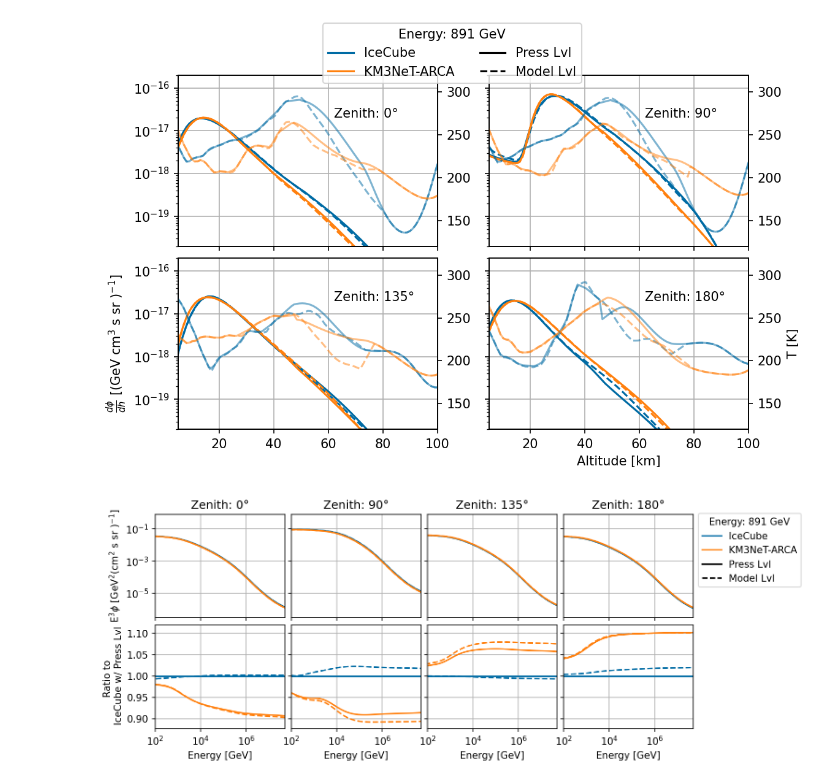
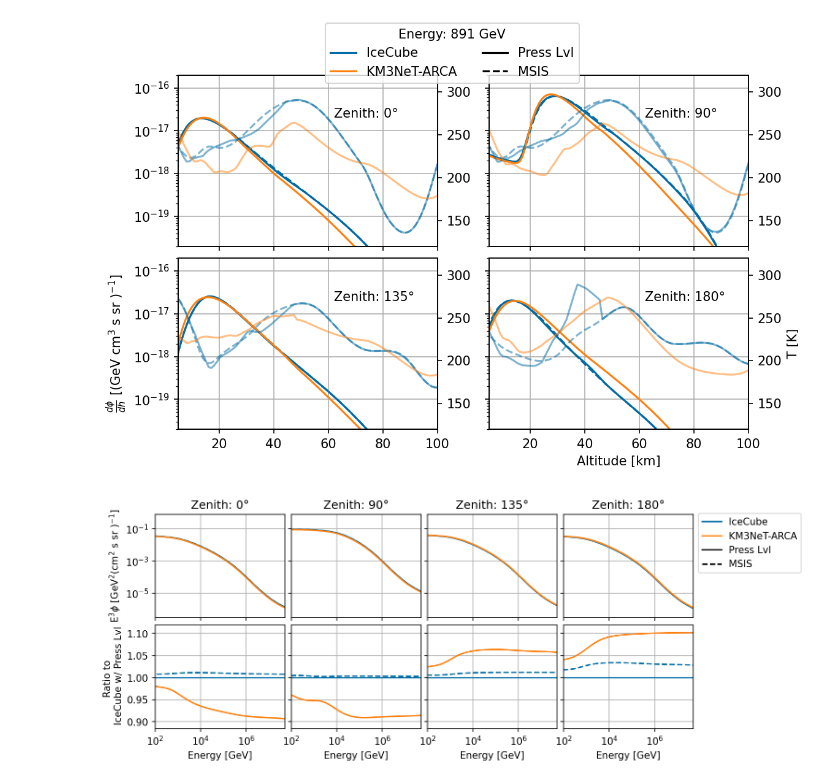
Before and after one commit to mceq-project/MCEq, a Jupyter notebook: examples/ERA5_density_spline.ipynb, the cells around one changed output. Drawn from its saved outputs; the diff is of its cells as text; code cells hidden in the pictures.

```diff
--- a/examples/ERA5_density_spline.ipynb
+++ b/examples/ERA5_density_spline.ipynb
@@ -41,6 +44,10 @@ p_lvl_mceq = MCEqRun(interaction_model="SIBYLL23C",
                      primary_model=(crf.HillasGaisser2012, 'H4a'),
                      density_model = p_lvl_setup,
                      theta_deg=0)
+msis_mceq = MCEqRun(interaction_model="SIBYLL23C",
+                    primary_model=(crf.HillasGaisser2012, 'H4a'),
+                    density_model = msis_setup,
+                    theta_deg=0)
 if eccodes_dir is not None:
     model_lvl_mceq = MCEqRun(interaction_model="SIBYLL23C",
                             primary_model=(crf.HillasGaisser2012, 'H4a'),
@@ -69,29 +70,32 @@ mceqs = {}
 if eccodes_dir is not None:
     mceqs["Model Lvl"] = model_lvl_mceq
 mceqs["Press Lvl"] = p_lvl_mceq
+mceqs["MSIS"] = msis_mceq
 prod_yield = {}
 X_depth = {}
 temp = {}
 for det, pos in detector_locations.items():
-    prod_yield[det, "Press Lvl"] = np.zeros((len(p_lvl_mceq.e_grid), len(zeniths), len(azimuths), len(heights)))
-    prod_yield[det, "Model Lvl"] = np.zeros((len(model_lvl_mceq.e_grid), len(zeniths), len(azimuths), len(heights)))
-    X_depth[det, "Press Lvl"] = np.zeros((len(zeniths), len(azimuths), len(heights)))
-    X_depth[det, "Model Lvl"] = np.zeros((len(zeniths), len(azimuths), len(heights)))
-    temp[det, "Press Lvl"] = np.zeros((len(zeniths), len(azimuths), len(heights)))
-    temp[det, "Model Lvl"] = np.zeros((len(zeniths), len(azimuths), len(heights)))
+    for label in mceqs.keys():
+        prod_yield[det, label] = np.zeros((len(p_lvl_mceq.e_grid), len(zeniths), len(azimuths), len(heights)))
+        X_depth[det, label] = np.zeros((len(zeniths), len(azimuths), len(heights)))
+        temp[det, label] = np.zeros((len(zeniths), len(azimuths), len(heights)))
 for det, pos in detector_locations.items():
     for label, mceq in mceqs.items():
-        mceq.density_model.set_observer_location(pos)
+        if label in ["Press Lvl", "Model Lvl"]:
+            mceq.density_model.set_observer_location(pos)
         for j, z in enumerate(zeniths):
             for k, az in enumerate(azimuths):
+                if label in ["Press Lvl", "Model Lvl"]:
                     mceq.density_model.set_theta(z, azimuth_deg=az)
-                    mceq._calculate_integration_path(None, "X", force=True)
-                    X_depth[det, label][j, k] = np.exp(mceq.density_model.s_h2X(heights))
-                    mceq.solve(X_depth[det, label][j, k])
-                    for i, h in enumerate(heights):
-                        prod_yield[det, label][:, j, k, i] = mceq.get_solution("conv_numu", grid_idx = i, mag=0,) +\
-                            mceq.get_solution("conv_antinumu", grid_idx = i, mag=0)
-                    temp[det, label][j, k] = mceq.density_model.get_temperature(heights)
+                else:
+                    mceq.density_model.set_theta(z)
+                mceq._calculate_integration_path(None, "X", force=True)
+                X_depth[det, label][j, k] = np.exp(mceq.density_model.s_h2X(heights))
+                mceq.solve(X_depth[det, label][j, k])
+                for i, h in enumerate(heights):
+                    prod_yield[det, label][:, j, k, i] = mceq.get_solution("conv_numu", grid_idx = i, mag=0,) +\
+                        mceq.get_solution("conv_antinumu", grid_idx = i, mag=0)
+                temp[det, label][j, k] = [mceq.density_model.get_temperature(h) for h in heights]
 # %% [output]
 ERA5Atmosphere::set_theta(): shower latitude = -90.00, longitude =  0.00, local shower zenith angle =  0.00, for observed zenith angle =  0.00
 ERA5Atmosphere::set_theta(): shower latitude = -90.00, longitude =  0.00, local shower zenith angle = 90.00, for observed zenith angle = 90.00
@@ -119,7 +127,8 @@ axes = axes.flatten()
 e_idx = 40
 linestyles ={
     "Press Lvl": "-",
-    "Model Lvl": "--"
+    "Model Lvl": ":",
+    "MSIS": "--"
 }
 det_colors = {
     "IceCube": "C0",
@@ -133,6 +142,8 @@ for j, z in enumerate(zeniths):
     axes[j].grid(True)
     for det in detector_locations.keys():
         for label, mceq in mceqs.items():
+            if det != "IceCube" and label == "MSIS":
+                continue
             Prod_yield = -1*np.gradient(prod_yield[det, label][e_idx, j, 0, :],
                                         heights)
             axes[j].plot(heights/1e5,
@@ -168,7 +179,7 @@ axes[0].set_ylim(2e-20, 2e-16)
 axes[0].set_xlim(5, 100)
 axes[0].set_yscale("log")
 # %% [output]
-[figure, old version]
+[figure, new version]
 # %%
 fig, axes = plt.subplots(2, len(zeniths),
                          dpi=150,
@@ -184,33 +195,34 @@ for j, z in enumerate(zeniths):
     ax2.grid(True)
     for det in detector_locations.keys():
         for label, mceq in mceqs.items():
+            if det != "IceCube" and label == "MSIS":
+                continue
             ax.plot(mceq.e_grid,
                     mceq.e_grid**3*prod_yield[det, label][:, j, 0, -1],
                     linestyle=linestyles[label],
                     color = det_colors[det],)
             ax2.plot(mceq.e_grid,
                      prod_yield[det, label][:, j, 0, -1]/prod_yield[Baseline][:, j, 0, -1],
                      linestyle=linestyles[label],
                      color = det_colors[det],)
     ax.set_title(f"Zenith: {z}°", )
 for det in detector_locations.keys():
     axes[0, -1].plot([], [],
                     color=det_colors[det],
                     label=det)
 for label in mceqs.keys():
     axes[0, -1].plot([], [],
                      linestyle=linestyles[label],
                      color="k", label=label)
 fig.legend(ncol=1,
            bbox_to_anchor = (0.9,0.9),
-           loc= "upper left",
-           title=f"Energy: {p_lvl_mceq.e_grid[e_idx]:.0f} GeV")
+           loc= "upper left")
 fig.subplots_adjust(hspace=0.07, wspace=0.05)
 axes[0, 0].set_ylabel(r"E$^3 \phi$ [GeV$^2$(cm$^2$ s sr )$^{-1}$]")
 axes[1, 0].set_ylabel("Ratio to \n IceCube w/ Press Lvl")
 axes[0, 0].set_ylim(3e-7, 8e-1)
 axes[0, 0].set_xlim(1e2, 5e7)
 axes[0, 0].set_yscale("log")
 axes[0, 0].set_xscale("log")
 # %% [output]
-[figure, old version]
+[figure, new version]
```
Also changed, not shown: parts of 3 cells of this notebook.
